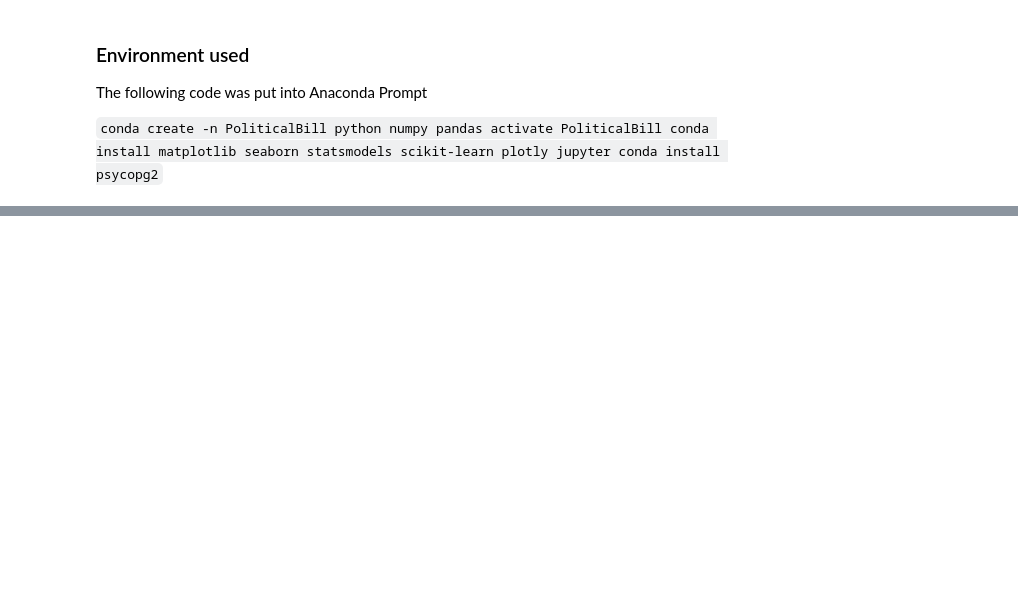
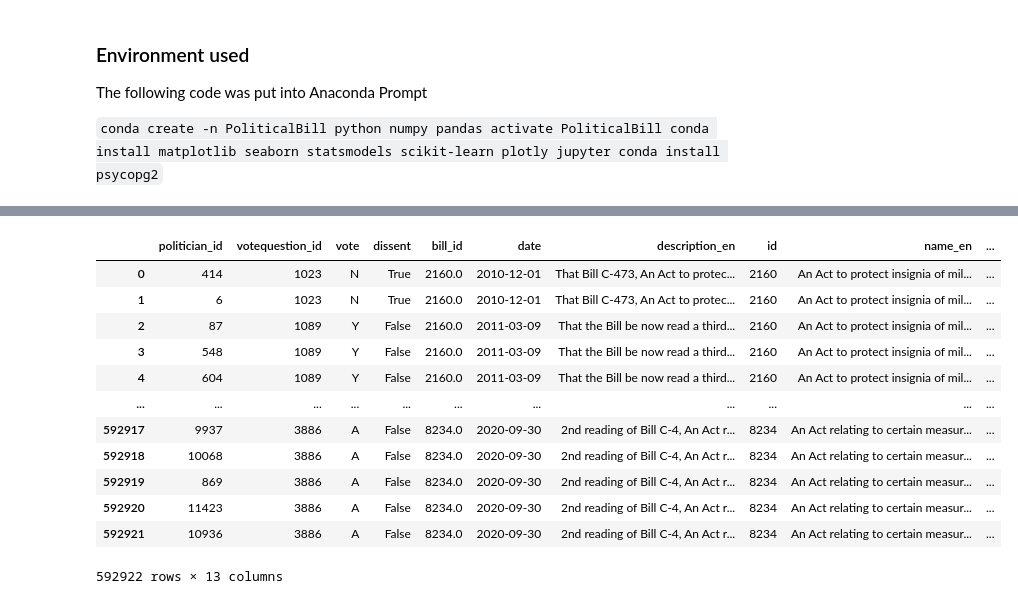
Before and after one commit to KyleMartens/BillVoteElectability, a Jupyter notebook: Political Bill Capstone.ipynb, the cells around one changed output, grey strips where cells are left out. Cells and saved outputs as stored; diff of their text form; code cells hidden in the pictures; blank space fills up the shorter version.

Commit message:
Finished Dataframe

```diff
--- a/Political Bill Capstone.ipynb
+++ b/Political Bill Capstone.ipynb
@@ -34,0 +230,7 @@ bills_df = pd.read_sql_query(
+# %%
+election_date = ['1993-10-25', '1997-06-02', '2000-11-27', '2004-06-28', '2006-01-23', '2008-10-14',
+                 '2011-05-02', '2015-10-19', '2019-10-21']
+general_elections = []
+
+for date in election_date:
+    general_elections.append(elections_df[elections_df['election_date'] == date])
@@ -34,0 +259,5 @@ bills_df = pd.read_sql_query(
+# %%
+bill_dates = [['1988-11-21', '1993-10-25']]
+for date in range(len(election_date)-1):
+    bill_dates.append([election_date[date],election_date[date+1]])
+bill_dates
@@ -34,0 +274,5 @@ bills_df = pd.read_sql_query(
+# %%
+bill_votes_df = pd.read_sql_query(
+    "SELECT politician_id, votequestion_id, vote, dissent, bill_id, date, bills_votequestion.description_en from bills_membervote\
+    JOIN bills_votequestion ON bills_votequestion.id = bills_membervote.votequestion_id", conn)
+bill_votes_df
@@ -34,0 +293,19 @@ bills_df = pd.read_sql_query(
+# %%
+bill_votes_df['date'] = bill_votes_df['date'].astype('datetime64')
+# %%
+billswithvote_df = bill_votes_df.merge(bills_df, left_on= 'bill_id', right_on='id')
+billswithvote_df
+# %% [output]
+|  | politician_id | votequestion_id | vote | dissent | bill_id | date | description_en | id | name_en | ... |
+| 0 | 414 | 1023 | N | True | 2160.0 | 2010-12-01 | That Bill C-473, An Act to protec... | 2160 | An Act to protect insignia of mil... | ... |
+| 1 | 6 | 1023 | N | True | 2160.0 | 2010-12-01 | That Bill C-473, An Act to protec... | 2160 | An Act to protect insignia of mil... | ... |
+| 2 | 87 | 1089 | Y | False | 2160.0 | 2011-03-09 | That the Bill be now read a third... | 2160 | An Act to protect insignia of mil... | ... |
+| 3 | 548 | 1089 | Y | False | 2160.0 | 2011-03-09 | That the Bill be now read a third... | 2160 | An Act to protect insignia of mil... | ... |
+| 4 | 604 | 1089 | Y | False | 2160.0 | 2011-03-09 | That the Bill be now read a third... | 2160 | An Act to protect insignia of mil... | ... |
+| ... | ... | ... | ... | ... | ... | ... | ... | ... | ... | ... |
+| 592917 | 9937 | 3886 | A | False | 8234.0 | 2020-09-30 | 2nd reading of Bill C-4, An Act r... | 8234 | An Act relating to certain measur... | ... |
+| 592918 | 10068 | 3886 | A | False | 8234.0 | 2020-09-30 | 2nd reading of Bill C-4, An Act r... | 8234 | An Act relating to certain measur... | ... |
+| 592919 | 869 | 3886 | A | False | 8234.0 | 2020-09-30 | 2nd reading of Bill C-4, An Act r... | 8234 | An Act relating to certain measur... | ... |
+| 592920 | 11423 | 3886 | A | False | 8234.0 | 2020-09-30 | 2nd reading of Bill C-4, An Act r... | 8234 | An Act relating to certain measur... | ... |
+| 592921 | 10936 | 3886 | A | False | 8234.0 | 2020-09-30 | 2nd reading of Bill C-4, An Act r... | 8234 | An Act relating to certain measur... | ... |
+592922 rows × 13 columns
```
Also changed, not shown: parts of 32 cells of this notebook.
